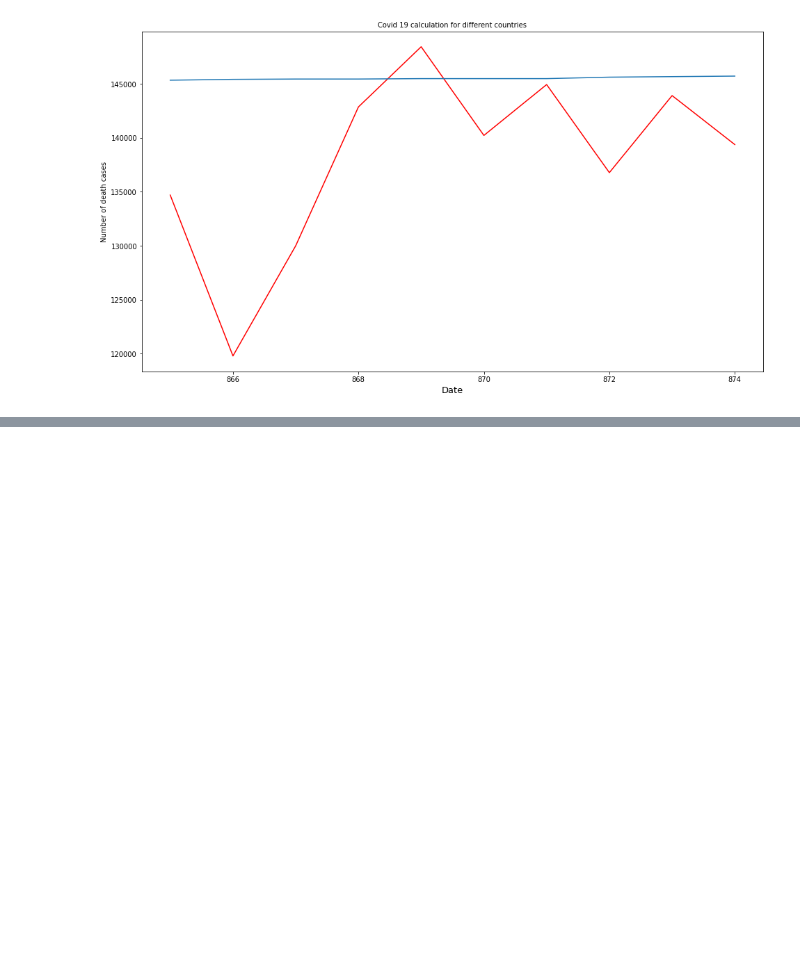
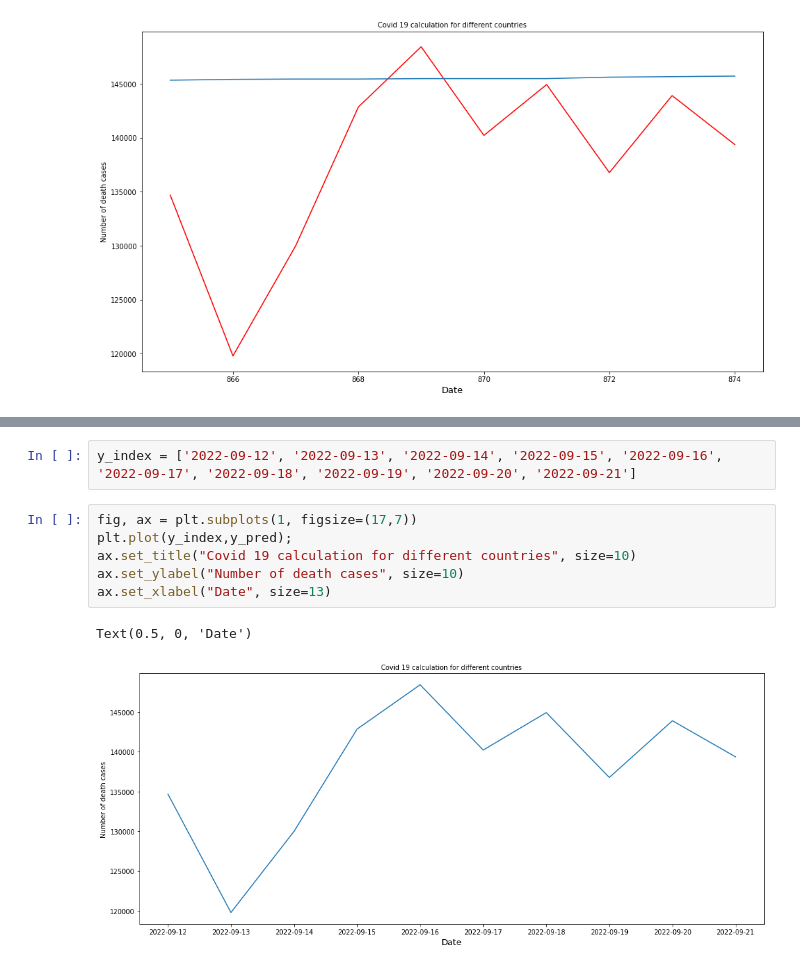
Before and after one commit to tekadata/covid_time_series_prediction, a Jupyter notebook: notebooks/RNN_FRA_model.ipynb, the cells around one changed output, grey strips where cells are left out. Cells and saved outputs as stored; diff of their text form; blank space fills up the shorter version.

```diff
--- a/notebooks/RNN_FRA_model.ipynb
+++ b/notebooks/RNN_FRA_model.ipynb
@@ -124,0 +155,11 @@ Text(0.5, 0, 'Date')
+# %%
+y_index = ['2022-09-12', '2022-09-13', '2022-09-14', '2022-09-15', '2022-09-16', '2022-09-17', '2022-09-18', '2022-09-19', '2022-09-20', '2022-09-21']
+# %%
+fig, ax = plt.subplots(1, figsize=(17,7))
+plt.plot(y_index,y_pred);
+ax.set_title("Covid 19 calculation for different countries", size=10)
+ax.set_ylabel("Number of death cases", size=10)
+ax.set_xlabel("Date", size=13)
+# %% [output]
+Text(0.5, 0, 'Date')
+[figure, added]
```
Also changed, not shown: parts of 5 cells of this notebook, 3 other files.
